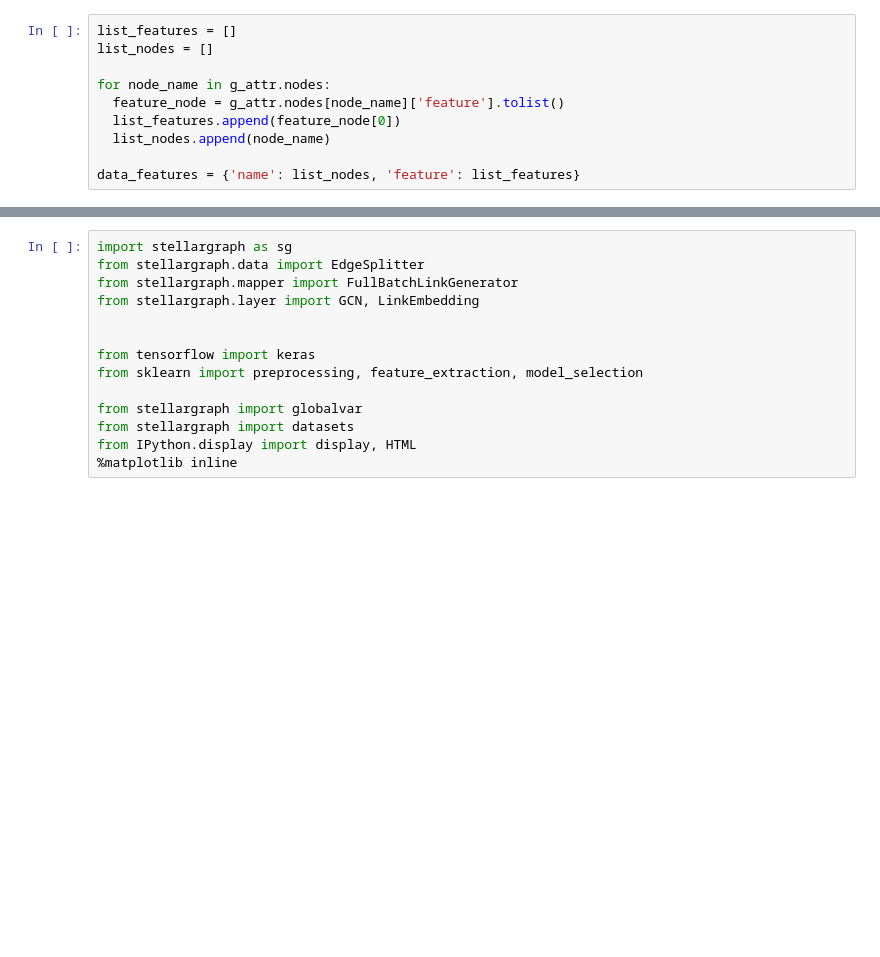
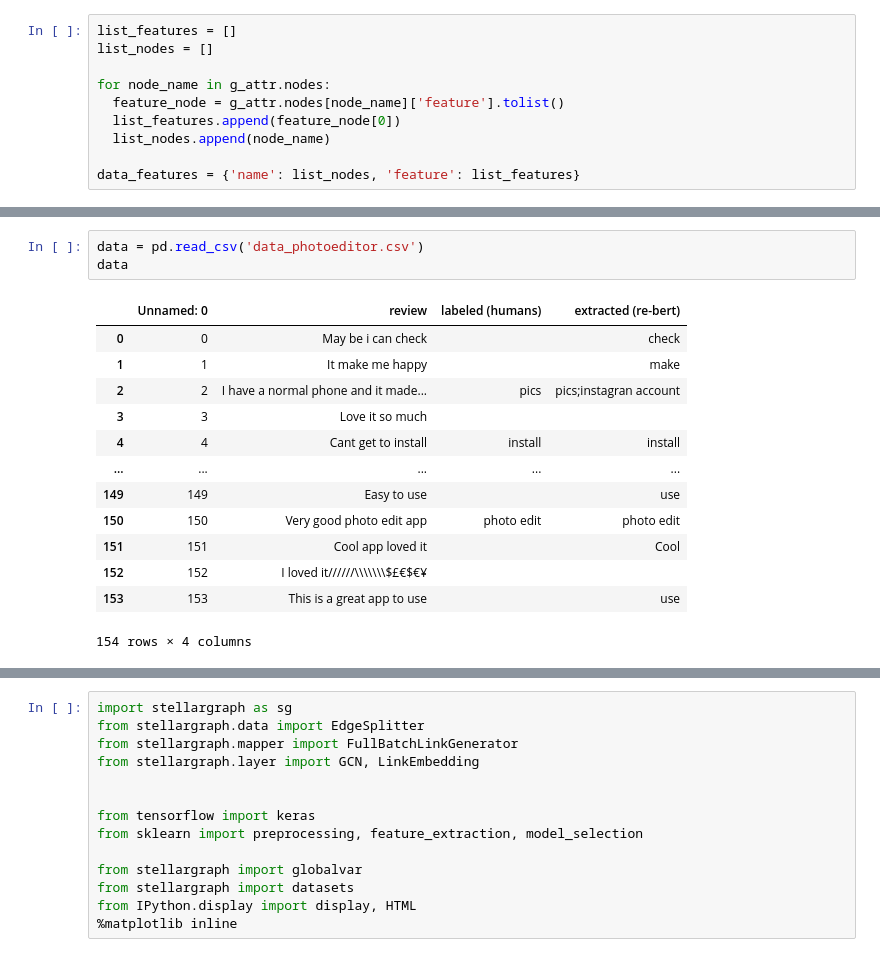
Before and after one commit to aime-n/ic, a Jupyter notebook: gcn_groundtruth_1_feature.ipynb, the cells around one changed output, grey strips where cells are left out. Saved outputs shown, nothing was run; the diff lists cells and outputs as text; blank space fills up the shorter version.

```diff
--- a/gcn_groundtruth_1_feature.ipynb
+++ b/gcn_groundtruth_1_feature.ipynb
@@ -84,3 +108,20 @@ matrix_adj.head(3)
+# %%
+data = pd.read_csv('data_photoeditor.csv')
+data
+# %% [output]
+|  | Unnamed: 0 | review | labeled (humans) | extracted (re-bert) |
+| 0 | 0 | May be i can check |  | check |
+| 1 | 1 | It make me happy |  | make |
+| 2 | 2 | I have a normal phone and it made... | pics | pics;instagran account |
+| 3 | 3 | Love it so much |  |  |
+| 4 | 4 | Cant get to install | install | install |
+| ... | ... | ... | ... | ... |
+| 149 | 149 | Easy to use |  | use |
+| 150 | 150 | Very good photo edit app | photo edit | photo edit |
+| 151 | 151 | Cool app loved it |  | Cool |
+| 152 | 152 | I loved it//////\\\\\\\$£€$€¥ |  |  |
+| 153 | 153 | This is a great app to use |  | use |
+154 rows × 4 columns
 # %%
 # install StellarGraph if running on Google Colab
 import sys
```
Also changed, not shown: parts of 28 cells of this notebook.
